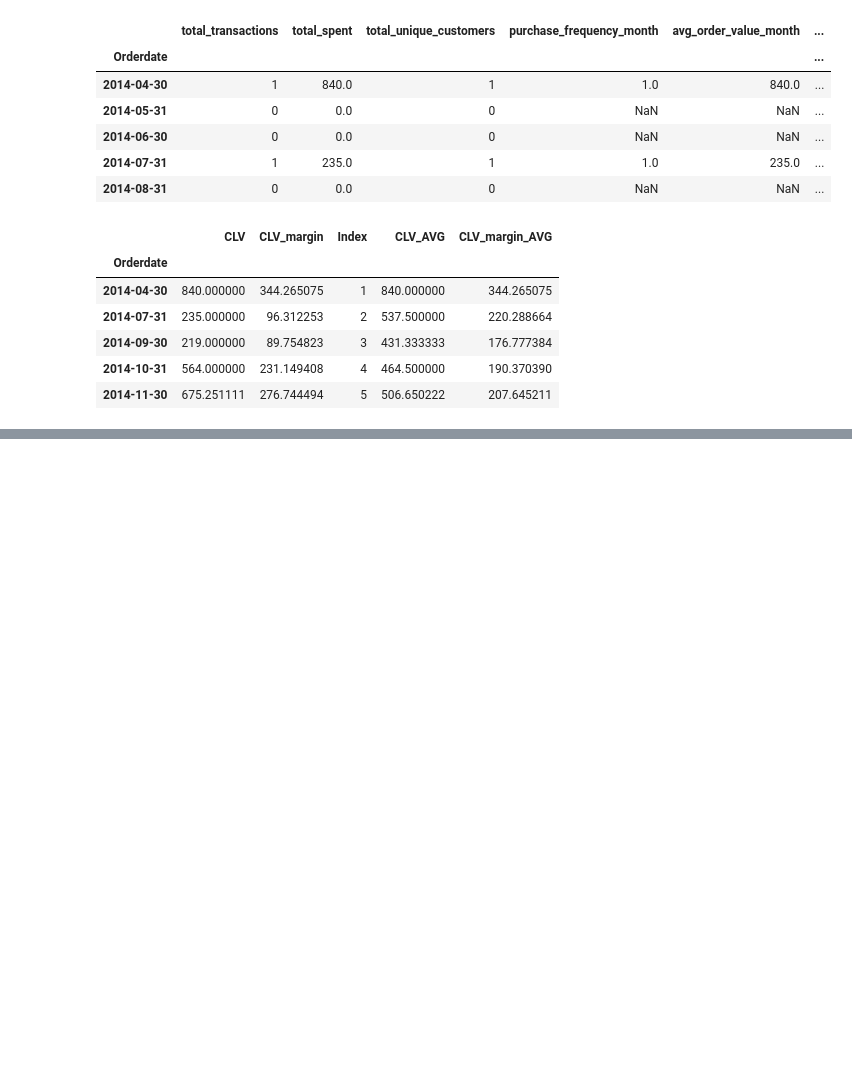
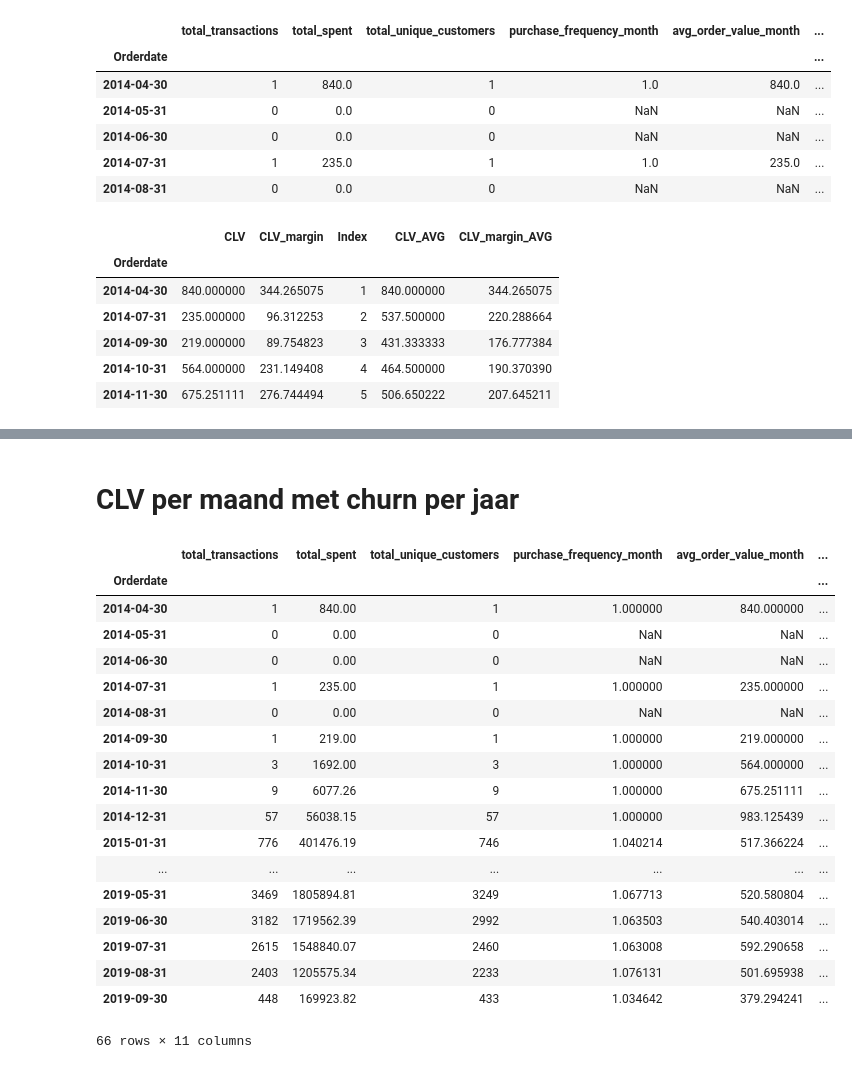
Before and after one commit to iwb-digital-growth-agency/python, a Jupyter notebook: CLV_Maxilia - nieuwe data set.ipynb, the cells around one changed output, grey strips where cells are left out. Saved outputs shown, nothing was run; the diff lists cells and outputs as text; code cells hidden in the pictures; blank space fills up the shorter version.

```diff
--- a/CLV_Maxilia - nieuwe data set.ipynb
+++ b/CLV_Maxilia - nieuwe data set.ipynb
@@ -348,3 +336,6 @@ df_churn_year
 | 2017-12-31 | 0.151944 | 0.848056 |
 | 2018-12-31 | 0.148535 | 0.851465 |
 | 2019-12-31 | 0.131676 | 0.868324 |
+# %%
+df_churn_year.index = [x.strftime('%Y') for x in df_churn_year.index]
+df_churn_year
@@ -482,0 +504,26 @@ df_clv_cum.head()
+# %% [markdown]
+# CLV per maand met churn per jaar
+# %%
+df_transacties['CLV_churn_Y'] = (df_transacties['avg_order_value_month'] * df_transacties['purchase_frequency_month']) / df_churn_year['churn_rate_year']
+df_transacties['CLV_margin_churn_Y'] = df_transacties['CLV_churn_Y'] * margin
+df_transacties
+# %% [output]
+|  | total_transactions | total_spent | total_unique_customers | purchase_frequency_month | avg_order_value_month | ... |
+| Orderdate |  |  |  |  |  | ... |
+| 2014-04-30 | 1 | 840.00 | 1 | 1.000000 | 840.000000 | ... |
+| 2014-05-31 | 0 | 0.00 | 0 | NaN | NaN | ... |
+| 2014-06-30 | 0 | 0.00 | 0 | NaN | NaN | ... |
+| 2014-07-31 | 1 | 235.00 | 1 | 1.000000 | 235.000000 | ... |
+| 2014-08-31 | 0 | 0.00 | 0 | NaN | NaN | ... |
+| 2014-09-30 | 1 | 219.00 | 1 | 1.000000 | 219.000000 | ... |
+| 2014-10-31 | 3 | 1692.00 | 3 | 1.000000 | 564.000000 | ... |
+| 2014-11-30 | 9 | 6077.26 | 9 | 1.000000 | 675.251111 | ... |
+| 2014-12-31 | 57 | 56038.15 | 57 | 1.000000 | 983.125439 | ... |
+| 2015-01-31 | 776 | 401476.19 | 746 | 1.040214 | 517.366224 | ... |
+| ... | ... | ... | ... | ... | ... | ... |
+| 2019-05-31 | 3469 | 1805894.81 | 3249 | 1.067713 | 520.580804 | ... |
+| 2019-06-30 | 3182 | 1719562.39 | 2992 | 1.063503 | 540.403014 | ... |
+| 2019-07-31 | 2615 | 1548840.07 | 2460 | 1.063008 | 592.290658 | ... |
+| 2019-08-31 | 2403 | 1205575.34 | 2233 | 1.076131 | 501.695938 | ... |
+| 2019-09-30 | 448 | 169923.82 | 433 | 1.034642 | 379.294241 | ... |
+66 rows × 11 columns
```
Also changed, not shown: parts of 7 cells of this notebook, 3 other files.
